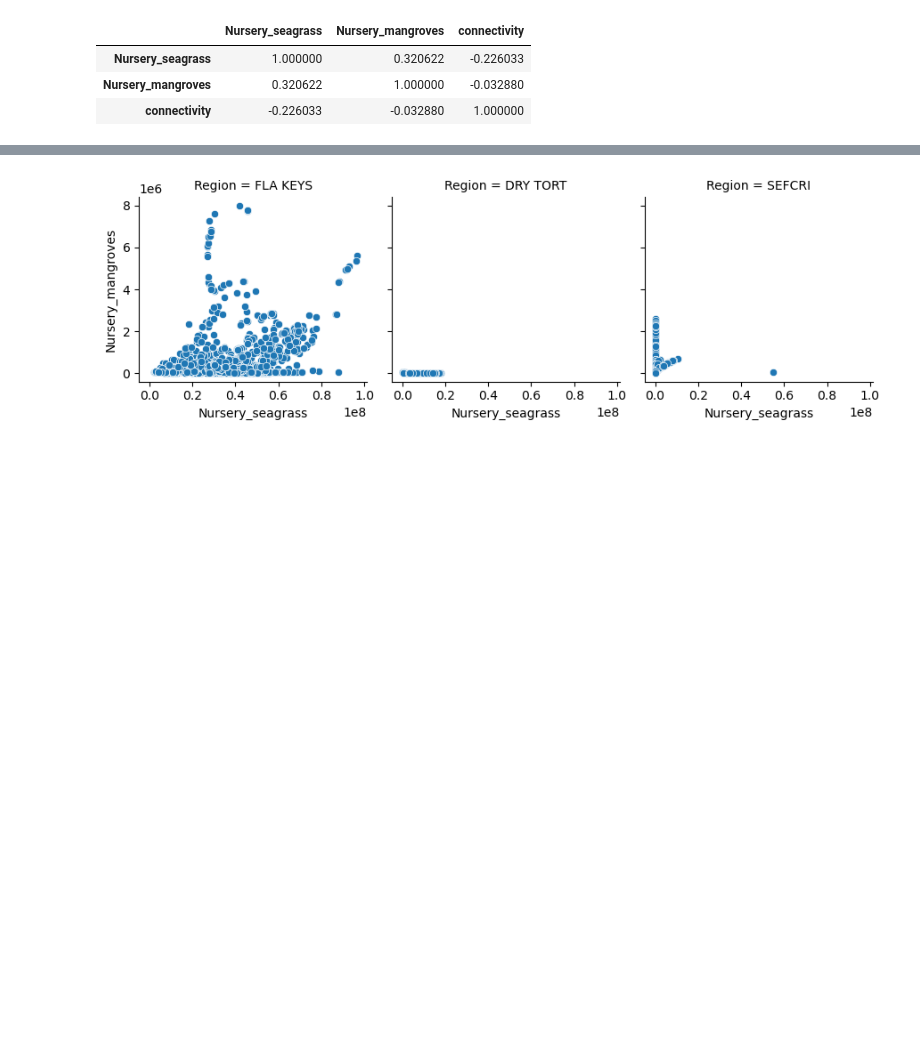
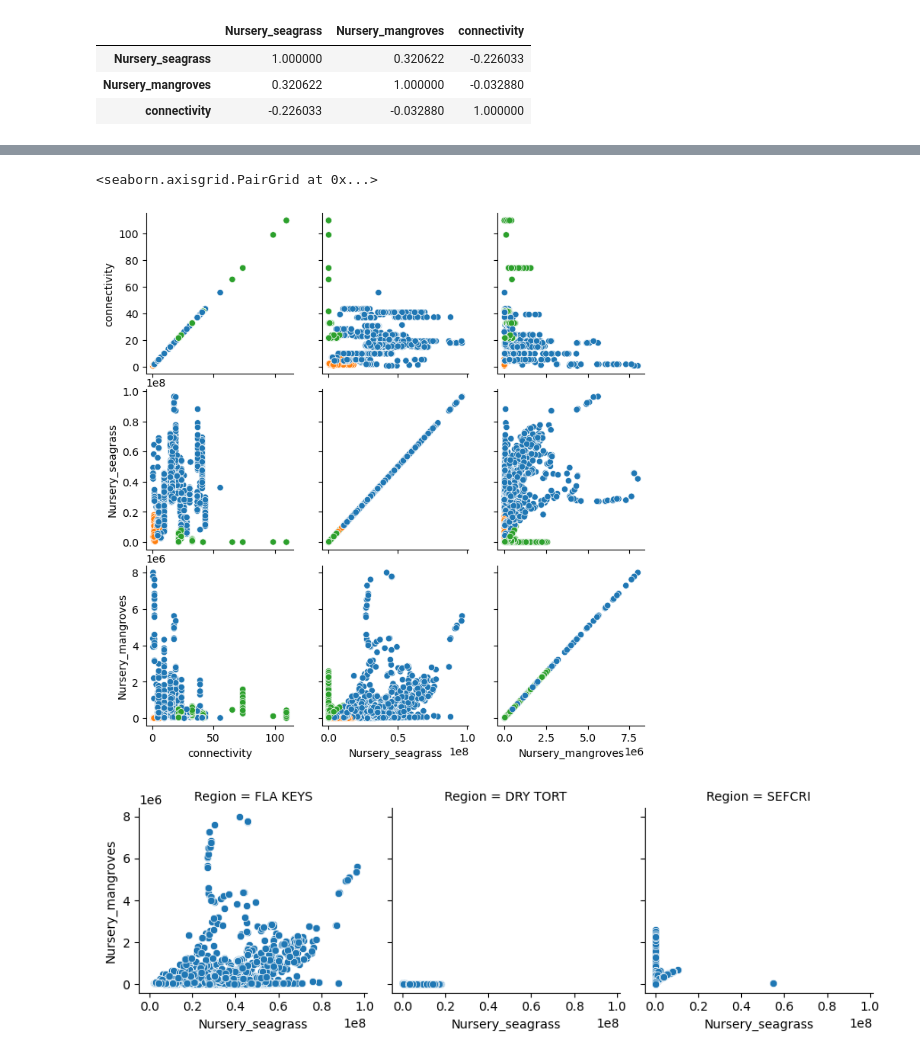
Before and after one commit to susmitha-ann/CoralReefFishSpeciesAssessment, a Jupyter notebook: Exploratory_species.ipynb, the cells around one changed output, grey strips where cells are left out. Saved outputs shown, nothing was run; the diff lists cells and outputs as text; code cells hidden in the pictures; blank space fills up the shorter version.

Commit message:
explo species table

```diff
--- a/Exploratory_species.ipynb
+++ b/Exploratory_species.ipynb
@@ -272,3 +293,14 @@ This suggest that, a nursery contain the both element.
+# %%
+#plot the Connectivity in function of Region
+
+#the PairGrid() function as Facetgrid() create multiple plot in function of variable
+#the advantage of PairGrid() is the scale is adapt to the data for each cross plot and the output is a matrix showing the relation between the features
+
+g = sns.PairGrid(species, vars=["connectivity", "Nursery_seagrass", "Nursery_mangroves"], hue="Region")
+g.map(sns.scatterplot)
+# %% [output]
+<seaborn.axisgrid.PairGrid at 0x...>
+[figure, added]
 # %%
 #Plot the nursery seagrass and mangrove in function of the region
 g = sns.FacetGrid(data=species,col="Region")
```
Also changed, not shown: parts of 9 cells of this notebook.
